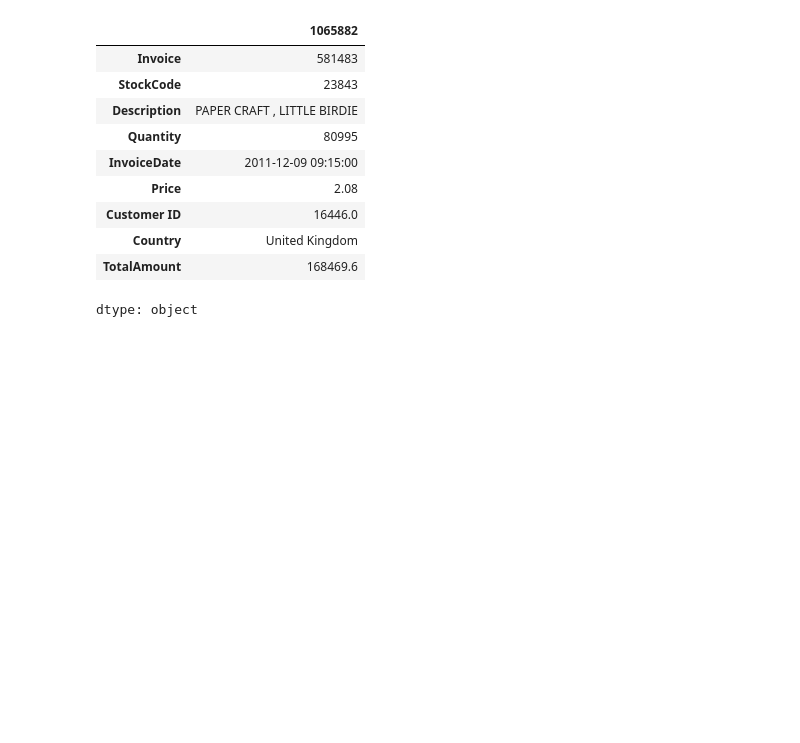
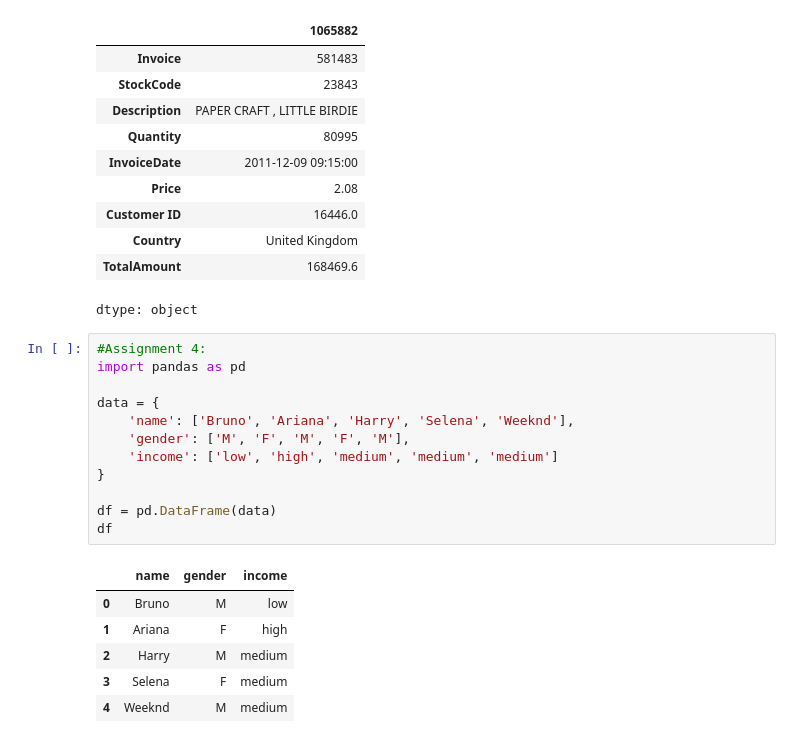
Before and after one commit to manojbaliyan16/AI-ML, a Jupyter notebook: Module_1_NP_PD/notebooks/Session_5.ipynb, the cells around one changed output. Cells and saved outputs as stored; diff of their text form; blank space fills up the shorter version.

```diff
--- a/Module_1_NP_PD/Session_5.ipynb
+++ b/Module_1_NP_PD/notebooks/Session_5.ipynb
@@ -899,3 +899,22 @@ df.loc[df['TotalAmount'].idxmax()]
 | Country | United Kingdom |
 | TotalAmount | 168469.6 |
 dtype: object
+# %%
+#Assignment 4:
+import pandas as pd
+
+data = {
+    'name': ['Bruno', 'Ariana', 'Harry', 'Selena', 'Weeknd'],
+    'gender': ['M', 'F', 'M', 'F', 'M'],
+    'income': ['low', 'high', 'medium', 'medium', 'medium']
+}
+
+df = pd.DataFrame(data)
+df
+# %% [output]
+|  | name | gender | income |
+| 0 | Bruno | M | low |
+| 1 | Ariana | F | high |
+| 2 | Harry | M | medium |
+| 3 | Selena | F | medium |
+| 4 | Weeknd | M | medium |
```
Also changed, not shown: parts of 12 cells of this notebook, 13 other files.
